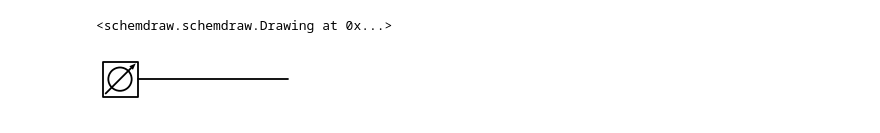
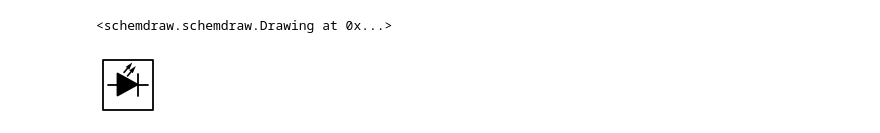
Before and after one commit to lokgar/sdcomms, a Jupyter notebook: sdcomms/_test_components.ipynb, the cells around one changed output. Drawn from its saved outputs; the diff is of its cells as text; code cells hidden in the pictures.

```diff
--- a/sdcomms/_test_components.ipynb
+++ b/sdcomms/_test_components.ipynb
@@ -61,12 +61,12 @@ display(drawElements(elems, d="right"))
 # %%
 import schemdraw
 
 import sdcomms as comms
 
 with schemdraw.Drawing() as d:
     d.config(fontsize=16, lw=1.3)
-    comms.VOA().scale(0.7)
-    comms.Line()
+    comms.LD().scale(1)
+    # comms.Line()
     # comms.OSA()
 # %% [output]
-[figure, old version]
+[figure, new version]
```
Also changed, not shown: 1 other file.
